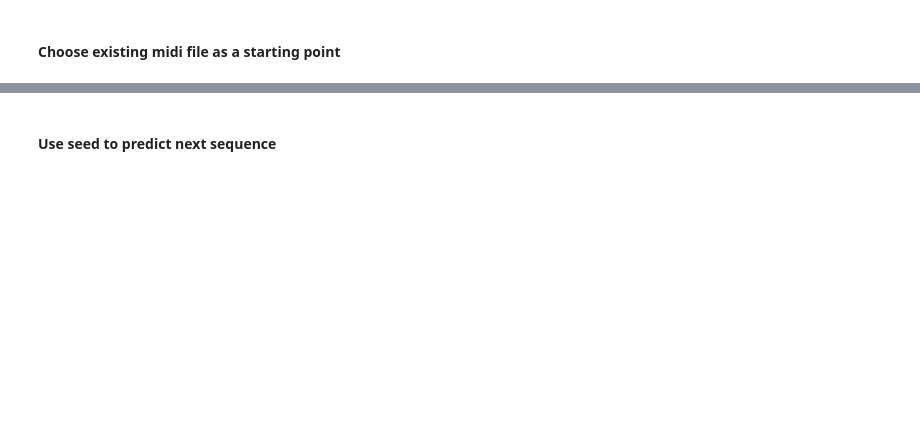
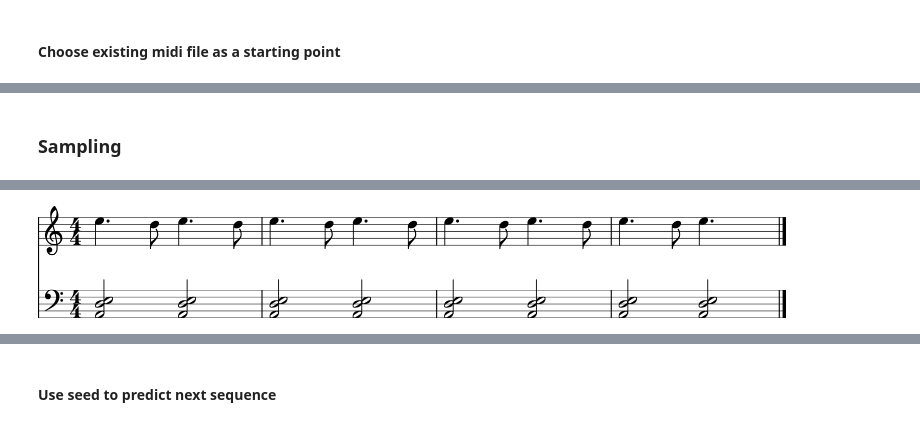
Before and after one commit to bearpelican/musicautobot, a Jupyter notebook: notebooks/music_transformer/Generate.ipynb, the cells around one changed output, grey strips where cells are left out. Drawn from its saved outputs; the diff is of its cells as text; code cells hidden in the pictures; blank space fills up the shorter version.

```diff
--- a/notebooks/music_transformer/Generate.ipynb
+++ b/notebooks/music_transformer/Generate.ipynb
@@ -73,3 +72,13 @@ seed_item.show()
 seed_item.play()
 # %% [output]
 [interactive output not drawn]
+# %% [markdown]
+### Sampling
+# %%
+temp = (0.1, 0.1)
+top_k = 3
+top_p = 0.3
+
+pred, full = learn.predict(item.trim_to_beat(1), n_words=100, min_bars=12, temperatures=temp, top_k=top_k, top_p=top_p)
+full.split_parts().show()
+# %% [output]
@@ -75,0 +86 @@ seed_item.play()
+[figure, added]
```
Also changed, not shown: parts of 32 cells of this notebook, 15 other files.
